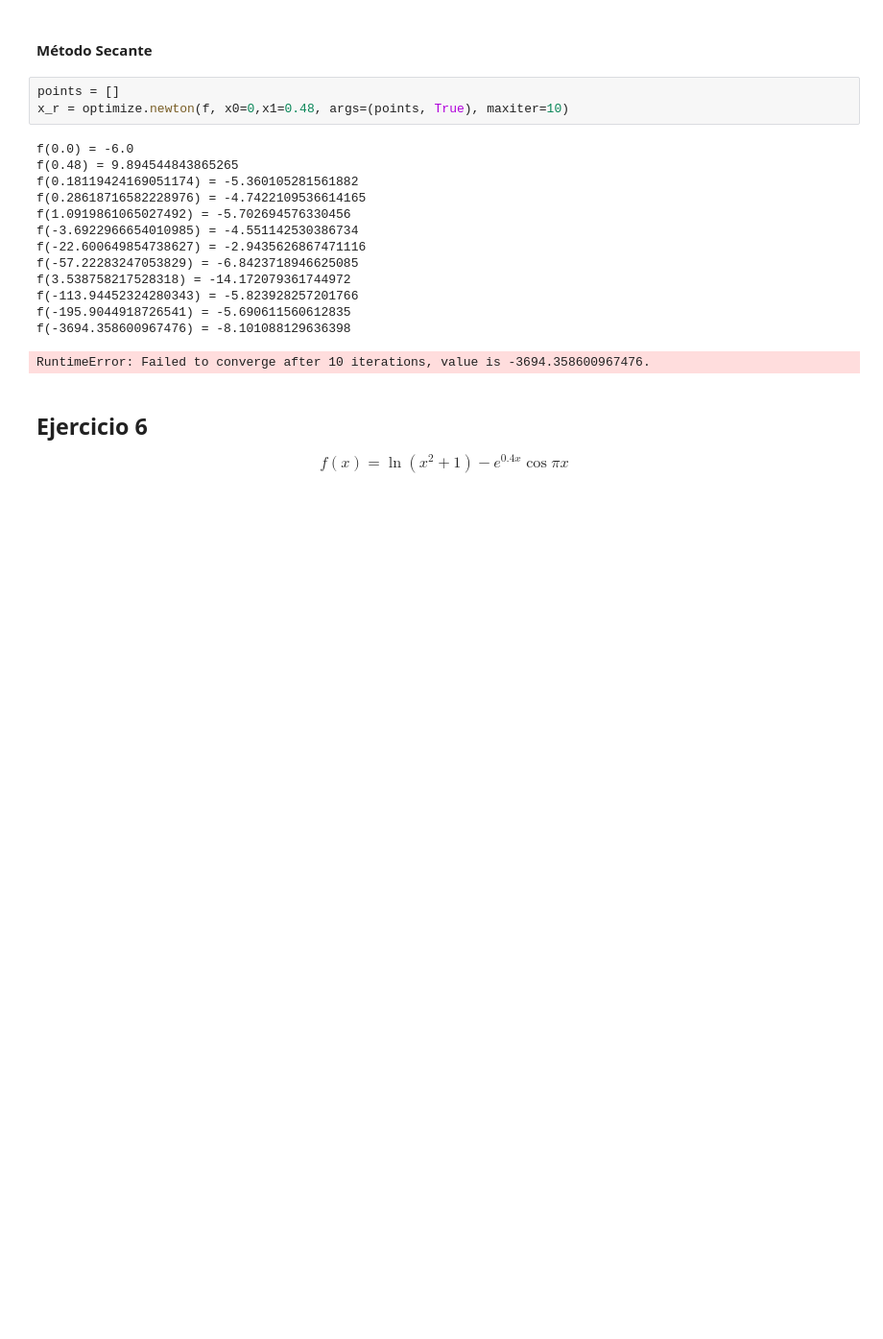
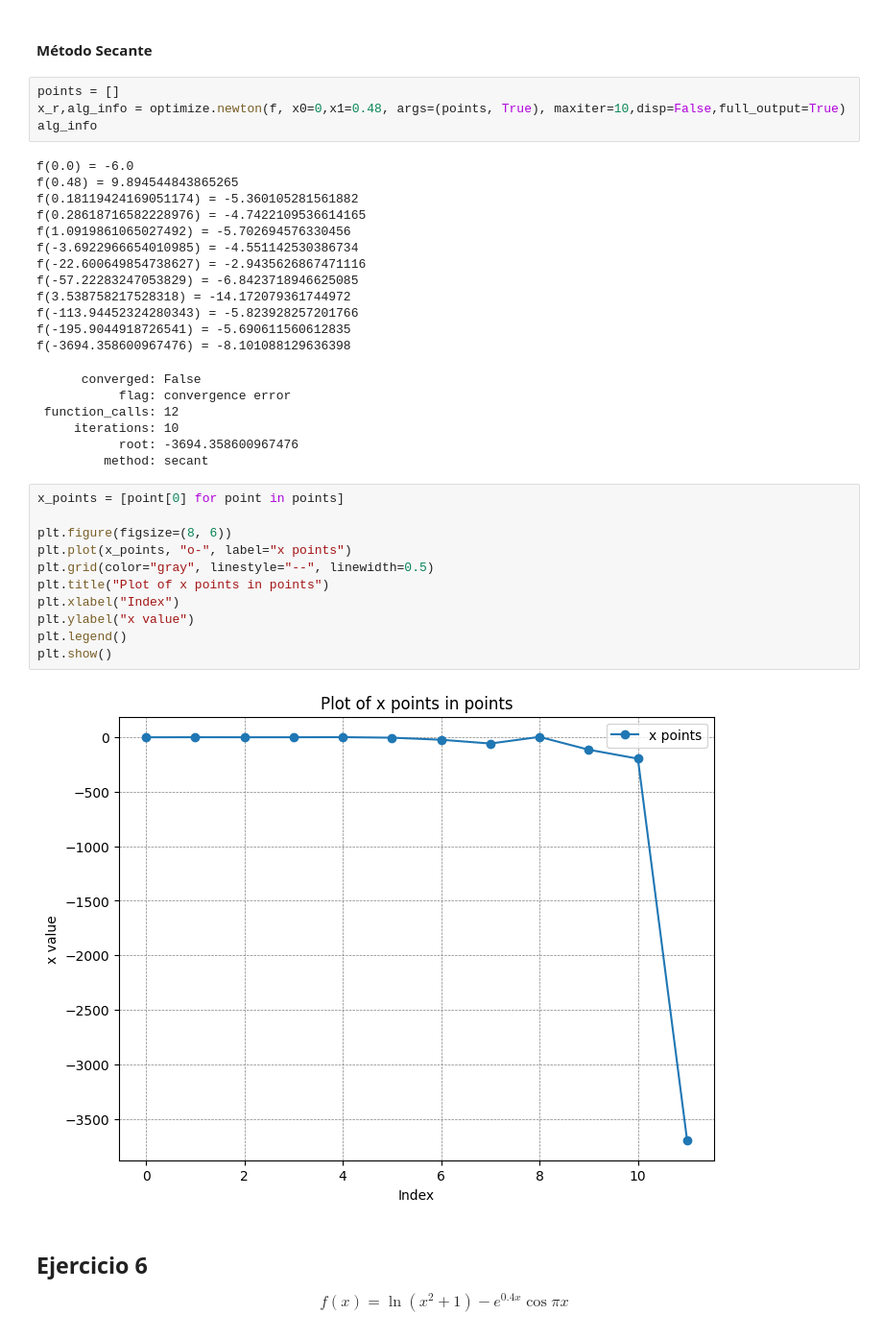
Before and after one commit to KennethJYS/M-todo-de-Newton-y-Secante, a Jupyter notebook: Ejercicios.ipynb, the cells around one changed output. Shown at 96% size. Saved outputs shown, nothing was run; the diff lists cells and outputs as text; blank space fills up the shorter version.

```diff
--- a/Ejercicios.ipynb
+++ b/Ejercicios.ipynb
@@ -543,7 +661,8 @@ plt.show()
 #### Método Secante
 # %%
 points = []
-x_r = optimize.newton(f, x0=0,x1=0.48, args=(points, True), maxiter=10)
+x_r,alg_info = optimize.newton(f, x0=0,x1=0.48, args=(points, True), maxiter=10,disp=False,full_output=True)
+alg_info
 # %% [output]
 f(0.0) = -6.0
 f(0.48) = 9.894544843865265
@@ -557,7 +676,25 @@ f(3.538758217528318) = -14.172079361744972
 f(-113.94452324280343) = -5.823928257201766
 f(-195.9044918726541) = -5.690611560612835
 f(-3694.358600967476) = -8.101088129636398
-RuntimeError: Failed to converge after 10 iterations, value is -3694.358600967476.
+      converged: False
+           flag: convergence error
+ function_calls: 12
+     iterations: 10
+           root: -3694.358600967476
+         method: secant
+# %%
+x_points = [point[0] for point in points]
+
+plt.figure(figsize=(8, 6))
+plt.plot(x_points, "o-", label="x points")
+plt.grid(color="gray", linestyle="--", linewidth=0.5)
+plt.title("Plot of x points in points")
+plt.xlabel("Index")
+plt.ylabel("x value")
+plt.legend()
+plt.show()
+# %% [output]
+[figure, added]
 # %% [markdown]
 ## Ejercicio 6
 $$f(x)=\ln (x^2+1)-e^{0.4x} \cos \pi x$$
```
Also changed, not shown: parts of 22 cells of this notebook.
